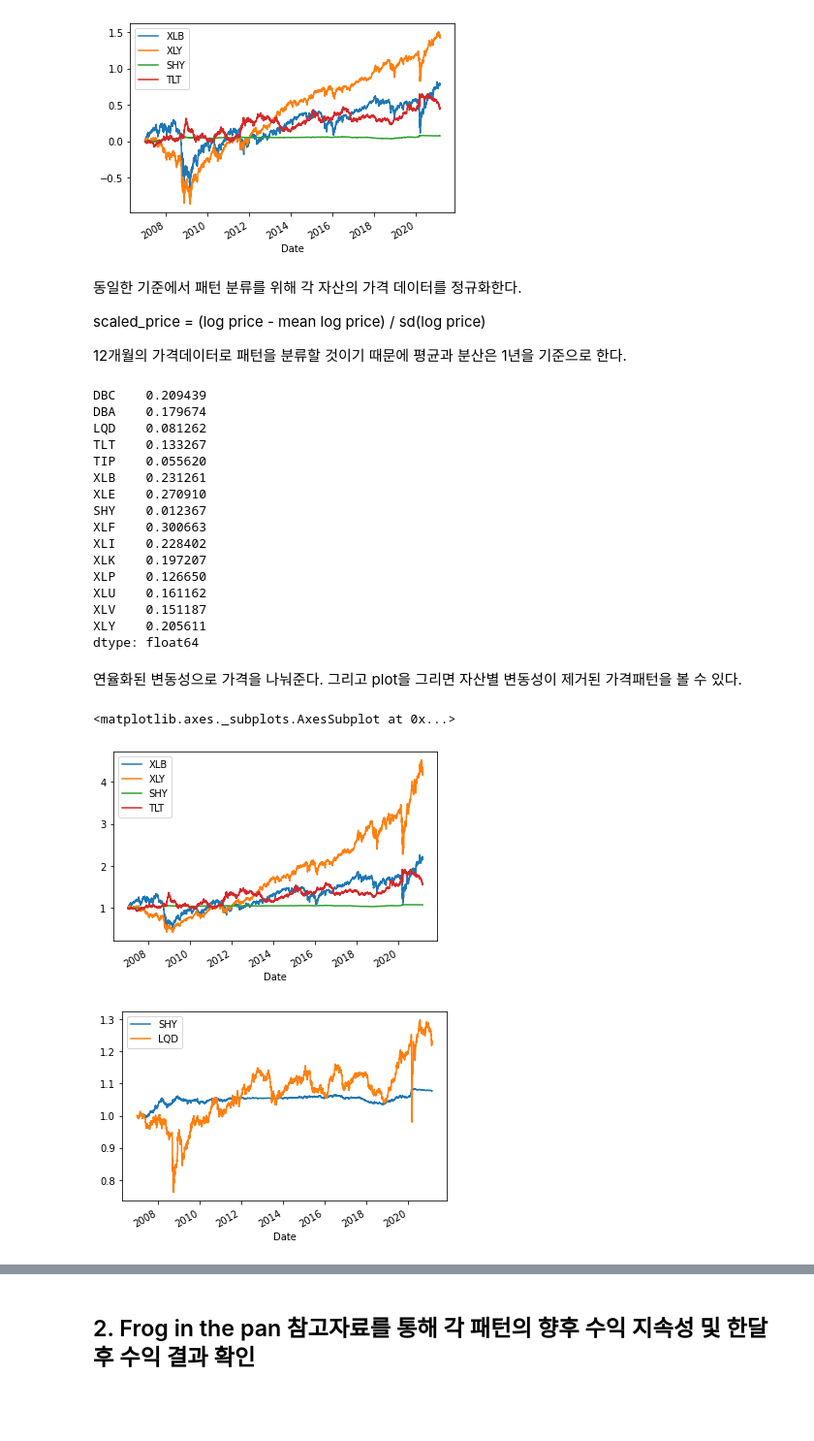
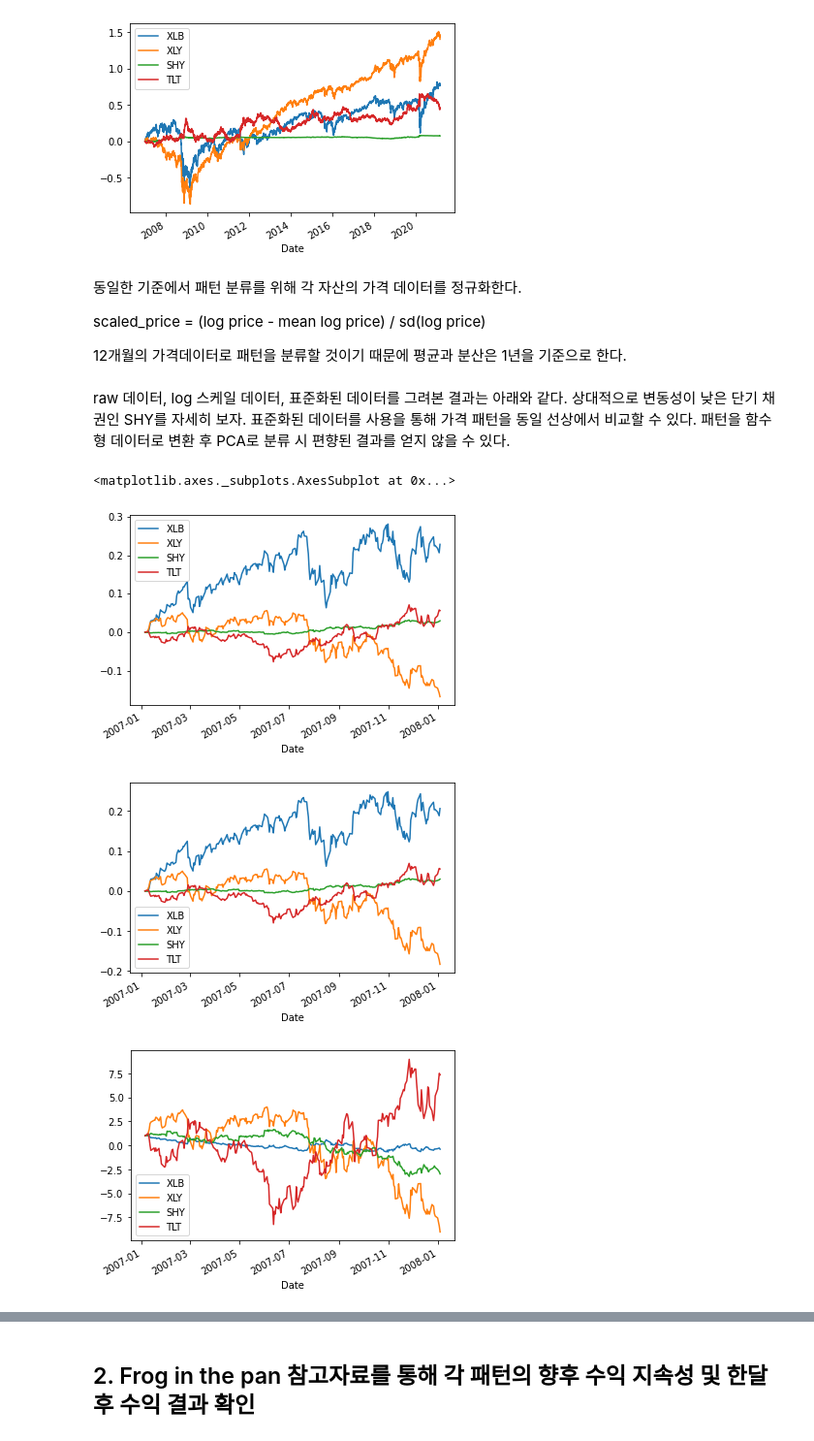
Before and after one commit to wildpieces/price_pattern_analysis_fda, a Jupyter notebook: 01_functional_data_analysis_for_stock_price.ipynb, the cells around one changed output, grey strips where cells are left out. Shown: that part at 97% size. Drawn from its saved outputs; the diff is of its cells as text; code cells hidden in the pictures; blank space fills up the shorter version.

```diff
--- a/01_functional_data_analysis_for_stock_price.ipynb
+++ b/01_functional_data_analysis_for_stock_price.ipynb
@@ -68,44 +69,23 @@ log_scaled_price.loc[:, ["XLB", "XLY", "SHY", "TLT"]].plot()
 
 scaled_price = (log price - mean log price) / sd(log price)
 
-12개월의 가격데이터로 패턴을 분류할 것이기 때문에 평균과 분산은 1년을 기준으로 한다.
+12개월의 가격데이터로 패턴을 분류할 것이기 때문에 평균과 분산은 1년을 기준으로 한다. <br>
+<br>
+raw 데이터, log 스케일 데이터, 표준화된 데이터를 그려본 결과는 아래와 같다. 상대적으로 변동성이 낮은 단기 채권인 SHY를 자세히 보자. 표준화된 데이터를 사용을 통해 가격 패턴을 동일 선상에서 비교할 수 있다. 패턴을 함수형 데이터로 변환 후 PCA로 분류 시 편향된 결과를 얻지 않을 수 있다.
-# %%
-# Mean
-annual_return = log_scaled_price.pct_change(periods=252)
-annual_return = annual_return.dropna()
-use_idx = [i for i in range(len(annual_return)) if (i%21 == 0)]
-annual_std = monthly_return.iloc[use_idx,:].std() * (12) ** (1/2)
-
-# use_idx = [i for i in range(len(monthly_return)) if (i%21 == 0)]
-# annual_std = monthly_return.iloc[use_idx,:].std() * (12) ** (1/2)
-
-# annual_std
-# %% [output]
-DBC    0.209439
-DBA    0.179674
-LQD    0.081262
-TLT    0.133267
-TIP    0.055620
-XLB    0.231261
-XLE    0.270910
-SHY    0.012367
-XLF    0.300663
-XLI    0.228402
-XLK    0.197207
-XLP    0.126650
-XLU    0.161162
-XLV    0.151187
-XLY    0.205611
-dtype: float64
-# %% [markdown]
-연율화된 변동성으로 가격을 나눠준다. 그리고 plot을 그리면 자산별 변동성이 제거된 가격패턴을 볼 수 있다.
-# %%
-std_scaled_price = raw_price / (1+annual_std)
-std_scaled_price = std_scaled_price / std_scaled_price.iloc[0]
-
-std_scaled_price.loc[:, ["XLB", "XLY", "SHY", "TLT"]].plot()
-std_scaled_price.loc[:, ["SHY", "LQD"]].plot()
-# %% [output]
-<matplotlib.axes._subplots.AxesSubplot at 0x...>
-[figure, removed]
-[figure, removed]
+# %%
+# 2007-01-05부터 1년 (252일)간 가격 데이터 예시
+# Mean
+tmp_log_price = log_scaled_price.iloc[0:251,]
+mean_log_price = tmp_log_price.mean()
+sd_log_price = tmp_log_price.std()
+scaled_price = (tmp_log_price - mean_log_price) / sd_log_price
+price_1year = scaled_price / scaled_price.iloc[0]
+
+price.iloc[0:251,].loc[:, ["XLB", "XLY", "SHY", "TLT"]].plot()
+tmp_log_price.loc[:, ["XLB", "XLY", "SHY", "TLT"]].plot()
+price_1year.loc[:, ["XLB", "XLY", "SHY", "TLT"]].plot()
+# %% [output]
+<matplotlib.axes._subplots.AxesSubplot at 0x...>
+[figure, added]
+[figure, added]
+[figure, added]
```
Also changed, not shown: parts of 3 cells of this notebook.
